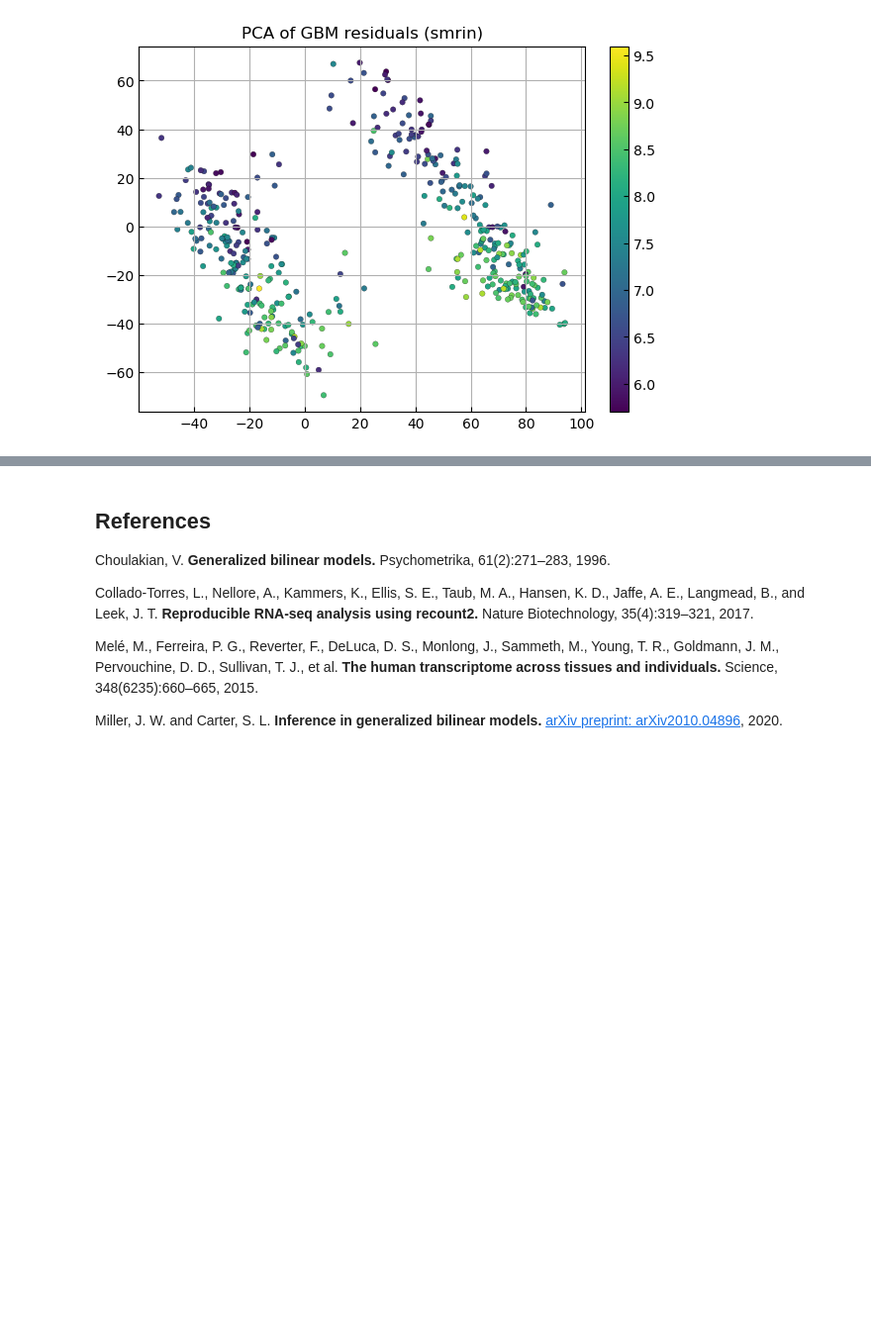
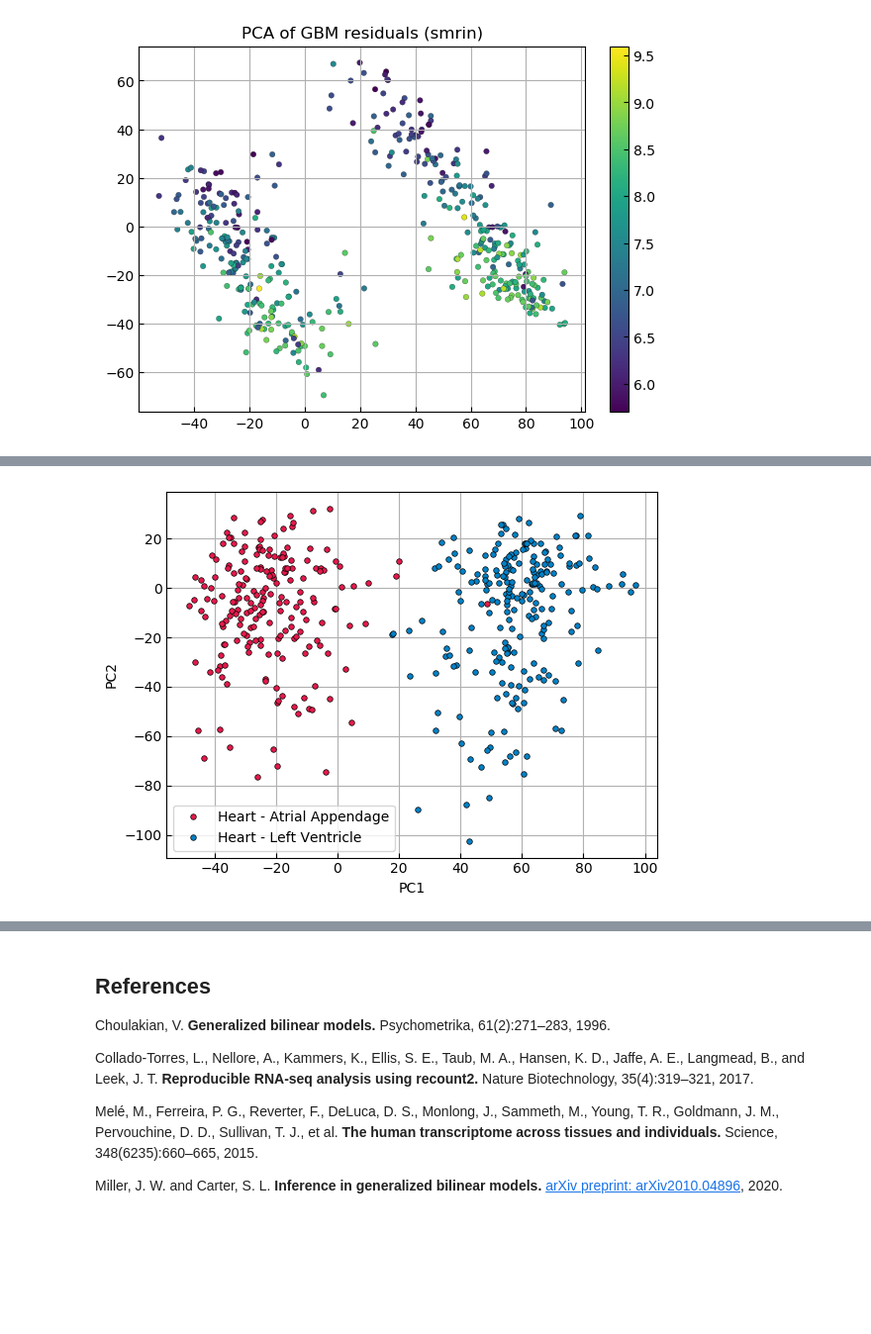
Before and after one commit to jwmi/BilinearModelsExamples, a Jupyter notebook: tutorial/Tutorial for BilinearModels package.ipynb, the cells around one changed output, grey strips where cells are left out. Shown at 99% size. Saved outputs shown, nothing was run; the diff lists cells and outputs as text; code cells hidden in the pictures; blank space fills up the shorter version.

```diff
--- a/tutorial/Tutorial for BilinearModels package.ipynb
+++ b/tutorial/Tutorial for BilinearModels package.ipynb
@@ -208,0 +283,7 @@ end
+# %%
+X = ones(I,1)
+Z,Znames = design_matrix(@formula(sampid ~ 1 + smrin), sample_info)
+M = 0;
+# %%
+A,B,C,D,U,V,S,T,omega,logp = BilinearModels.fit(Y,X,Z,M)
+Eps_smrin,Sigma_Eps_smrin = BilinearModels.residuals(Y,X,Z,A,B,C,D,U,V,S,T,omega);
@@ -208,0 +304,6 @@ end
+# %%
+figure(); clf(); grid(true)
+pcaplot(Eps_smrin',sample_info[!,:smtsd]; ms=4, mec="k")
+legend();
+# %% [output]
+[figure, added]
```
Also changed, not shown: parts of 32 cells of this notebook, 1 other file.
